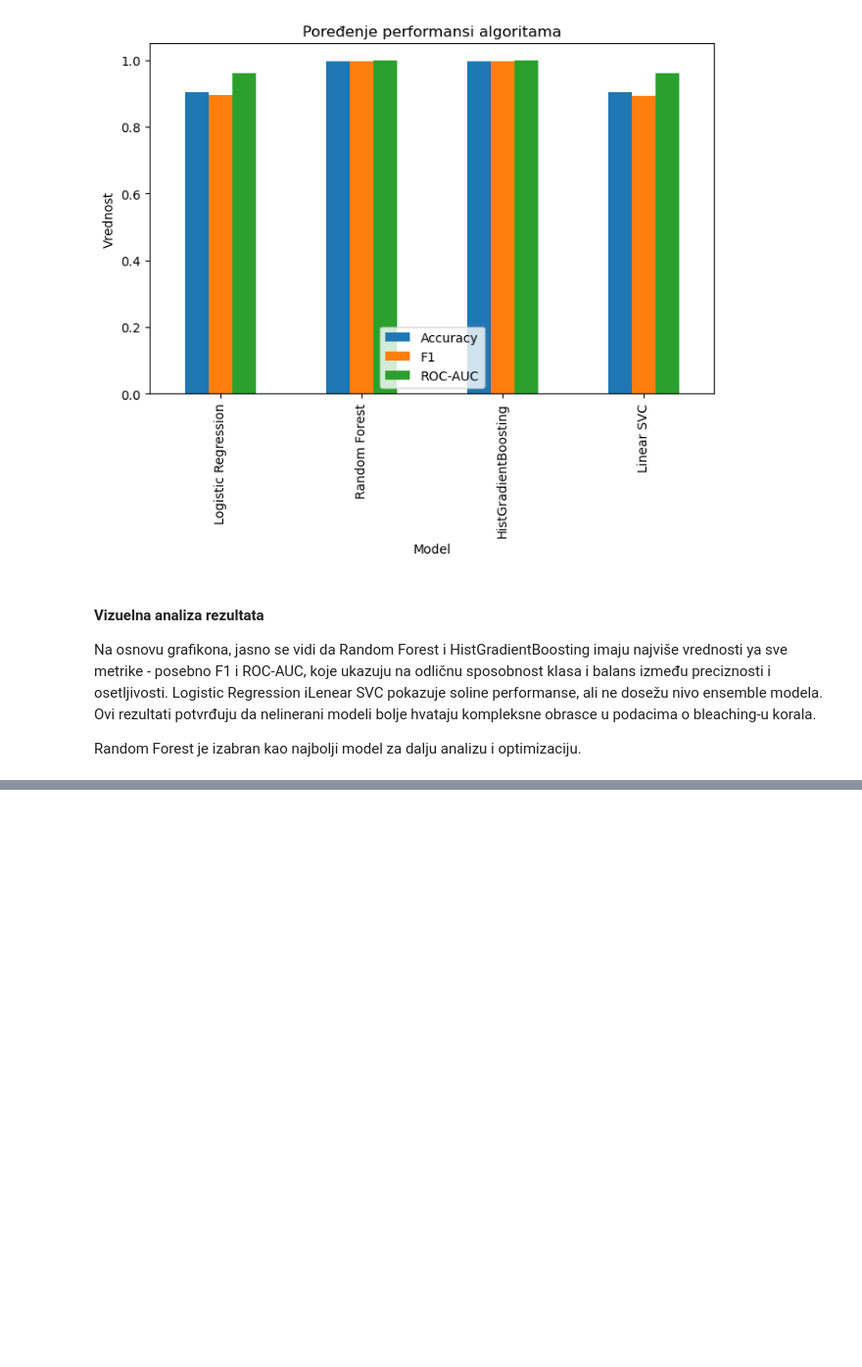
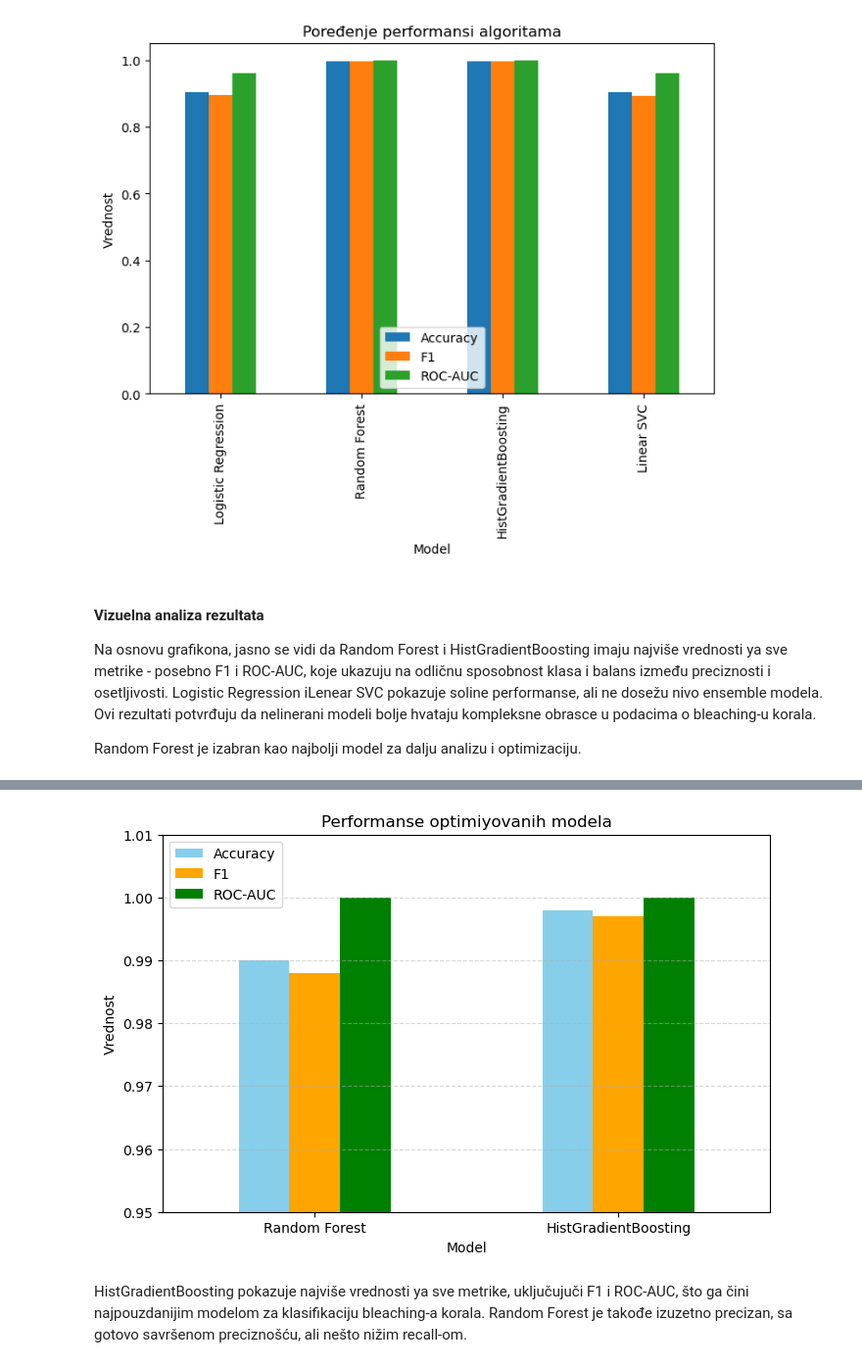
Before and after one commit to MarijaVidovic/MasinskoUcenjePrviProjekat, a Jupyter notebook: PRVA FAZA/CoralReefGlobalBlechingPrvaFaza.ipynb, the cells around one changed output, grey strips where cells are left out. Shown at 98% size. Drawn from its saved outputs; the diff is of its cells as text; code cells hidden in the pictures; blank space fills up the shorter version.

```diff
--- a/PRVA FAZA/CoralReefGlobalBlechingPrvaFaza.ipynb
+++ b/PRVA FAZA/CoralReefGlobalBlechingPrvaFaza.ipynb
@@ -460,0 +563,13 @@ Random Forest je izabran kao najbolji model za dalju analizu i optimizaciju.
+# %%
+results_opt_df.set_index("Model")[["Accuracy", "F1", "ROC-AUC"]].plot(kind = "bar", figsize=(8, 5), color=["skyblue", "orange", "green"])
+
+plt.title("Performanse optimiyovanih modela")
+plt.ylabel("Vrednost")
+plt.ylim(0.95, 1.01)
+plt.xticks(rotation = 0)
+plt.grid(axis = "y", linestyle = "--", alpha = 0.5)
+plt.show()
+# %% [output]
+[figure, added]
+# %% [markdown]
+HistGradientBoosting pokazuje najviše vrednosti ya sve metrike, uključujuči F1 i ROC-AUC, što ga čini najpouzdanijim modelom za klasifikaciju bleaching-a korala. Random Forest je takođe izuzetno precizan, sa gotovo savršenom preciznošću, ali nešto nižim recall-om.
```
Also changed, not shown: parts of 4 cells of this notebook.
